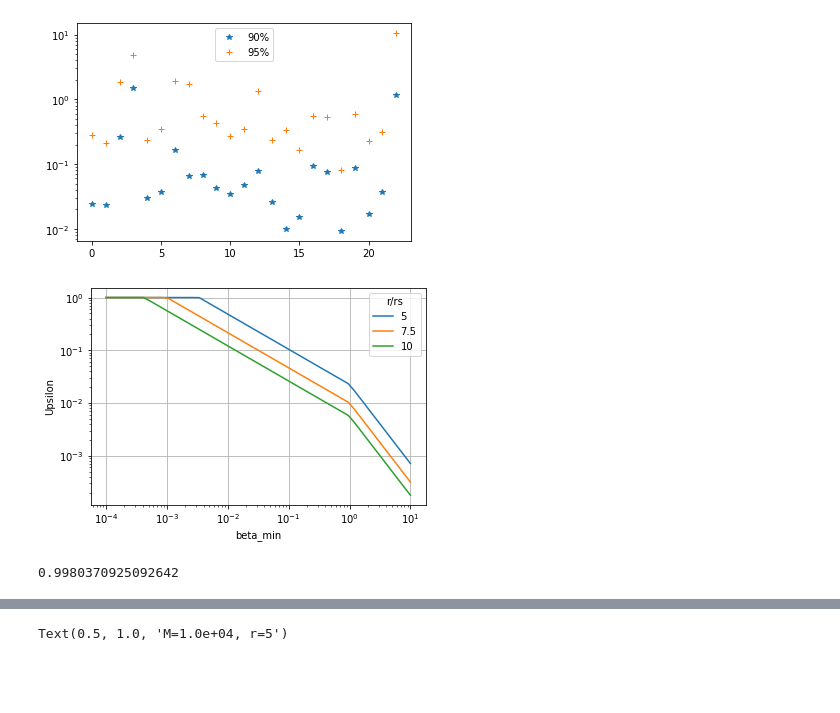
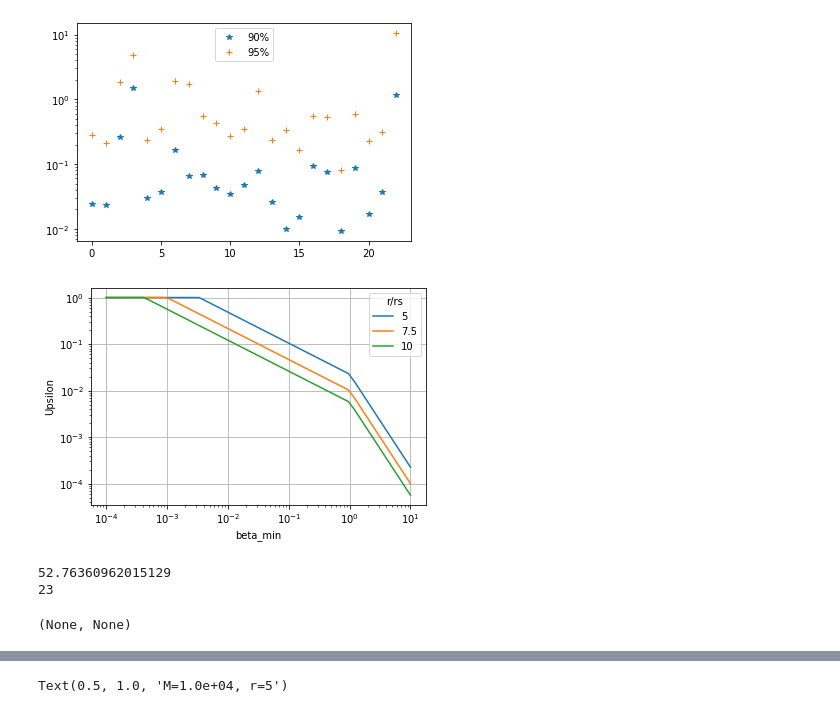
Before and after one commit to Richard-Sti/GSHE_public, a Jupyter notebook: scripts/plot_liv.ipynb, the cells around one changed output, grey strips where cells are left out. Saved outputs shown, nothing was run; the diff lists cells and outputs as text; code cells hidden in the pictures; blank space fills up the shorter version.

```diff
--- a/scripts/plot_liv.ipynb
+++ b/scripts/plot_liv.ipynb
@@ -187,33 +353,34 @@ plt.legend()
 <matplotlib.legend.Legend at 0x...>
 [figure]
 # %%
-def Upsilon(bt_min,r_src,n0=-2/3.,n1=-1.5,bt_cut = np.infty):
+def Upsilon(bt_min,r_src,n0=-2/3.,n1=-2,bt_cut = np.infty):
     '''fraction of events with bt>bt_min
         r_src = distance in r_s
         approximated by min(1,A*bt_min^n0) (for bt_min <1)
                             A*bt_min^n1 (bt_min>1)
                         0 for bt_min>bt_cut ->TODO: replace by B_bt_min^-n1
 
         TODO: coefficient computed by hand noticing that Upsilon(bt=1,r=7.5) = 1e-2
     '''
     A = 1e-2 #amplitude at bt_min = 1, r=7.5
     Ups = np.where(bt_min<1,A*(bt_min/1)**n0, A*(bt_min/1)**n1)*(7.5/r_src)**2
     Ups[Ups>=1] = 1
+    Ups[bt_min>bt_cut] = 0
 
     return Ups
 
 vUpsilon = np.vectorize(Upsilon)
 
 bt_min = np.geomspace(1e-4,1e1)
 for  rs in [5,7.5,10]:
-    plt.loglog(bt_min,Upsilon(bt_min,rs),label=rs)
+    plt.loglog(bt_min,Upsilon(bt_min,rs,bt_cut=10),label=rs)
 
 plt.legend(title='r/rs')
 plt.xlabel('beta_min')
 plt.ylabel('Upsilon')
 plt.grid()
 # %% [output]
-[figure, old version]
+[figure, new version]
 # %%
 def P_undetected(bt_max,f,M,r_src):
     '''probability of non-detection, multiplying individual calculations
@@ -239,9 +406,12 @@ def rate_poisson(bt_max,M,r_src):
 
 v_rate_poisson=np.vectorize(rate_poisson)
 # %%
+M,r=1e6,5
 rate_90 = np.abs(np.log(0.1))
 f = rate_90/rate_poisson(bt90,M,r)
-print(f)
+print(f), print(len(bt90))
 # %% [output]
-0.9980370925092642
+52.76360962015129
+23
+(None, None)
 # %%
```
Also changed, not shown: parts of 23 cells of this notebook.
